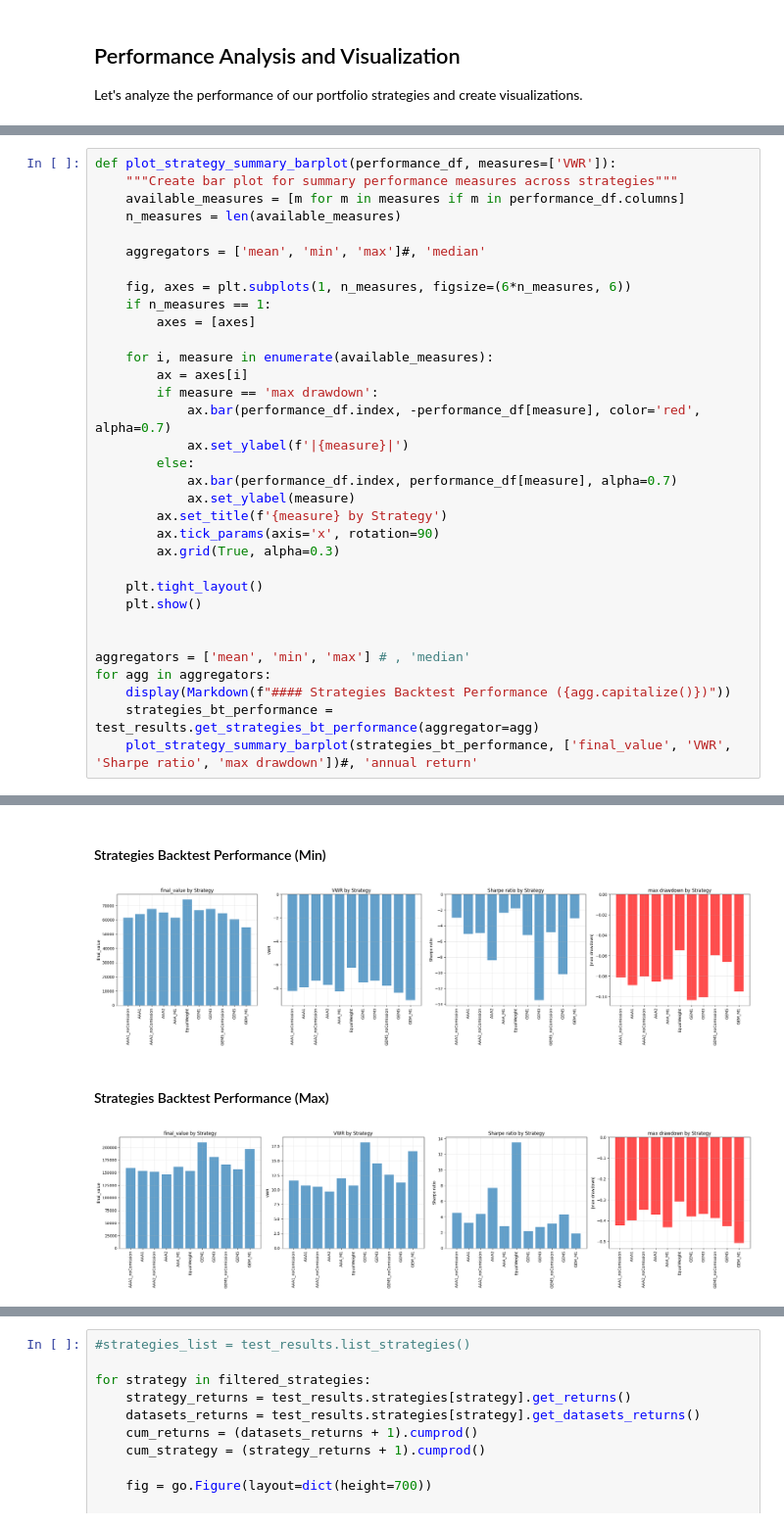
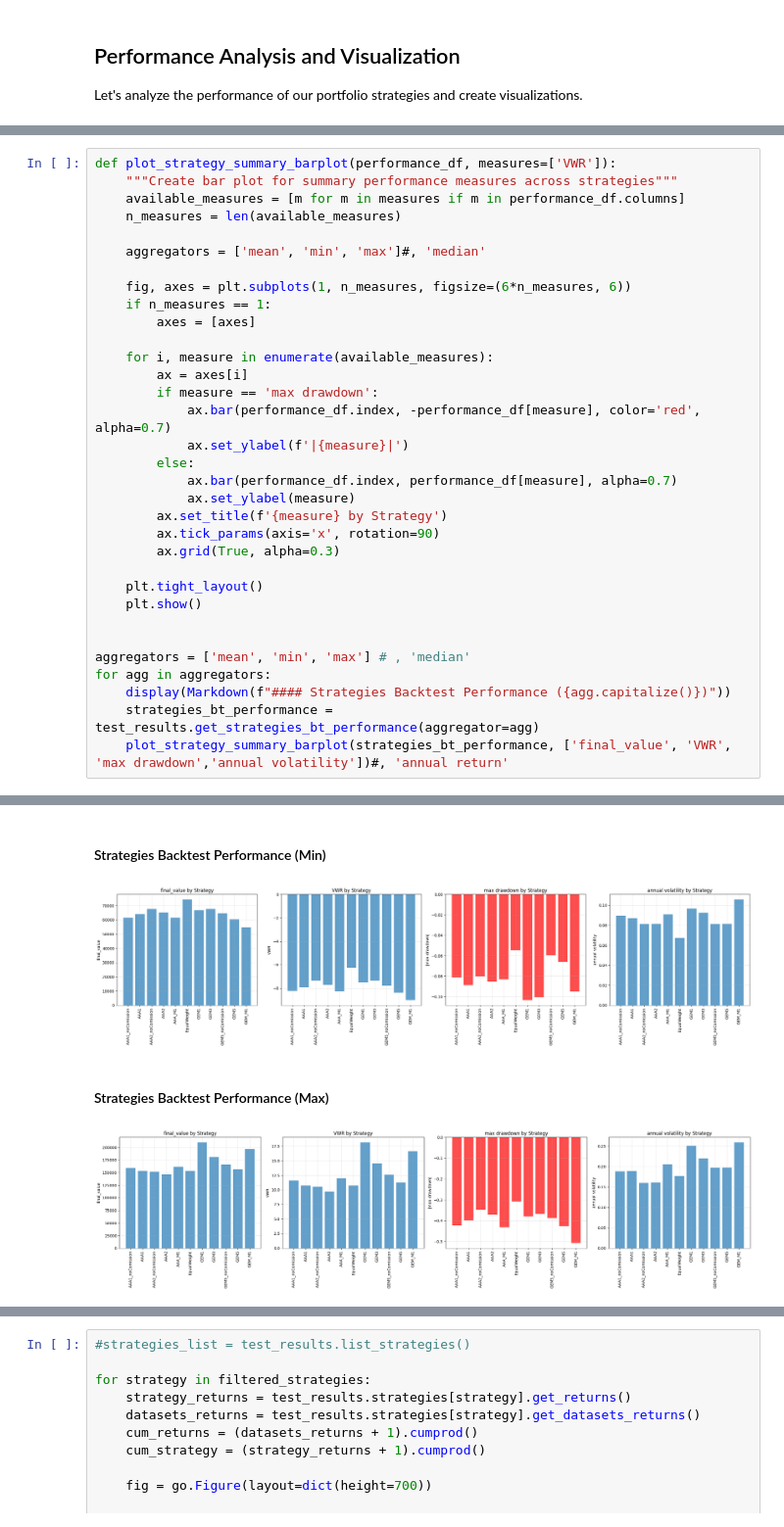
Before and after one commit to NunoMotaRicardo/APPM-individual, a Jupyter notebook: 4-Insights_overall.ipynb, the cells around one changed output, grey strips where cells are left out. Shown: that part at 98% size. Cells and saved outputs as stored; diff of their text form.

```diff
--- a/4-Insights_overall.ipynb
+++ b/4-Insights_overall.ipynb
@@ -314,6 +314,6 @@ aggregators = ['mean', 'min', 'max'] # , 'median'
 for agg in aggregators:
     display(Markdown(f"#### Strategies Backtest Performance ({agg.capitalize()})"))
     strategies_bt_performance = test_results.get_strategies_bt_performance(aggregator=agg)
-    plot_strategy_summary_barplot(strategies_bt_performance, ['final_value', 'VWR', 'Sharpe ratio', 'max drawdown'])#, 'annual return'
+    plot_strategy_summary_barplot(strategies_bt_performance, ['final_value', 'VWR', 'max drawdown','annual volatility'])#, 'annual return'
 # %% [output]
 #### Strategies Backtest Performance (Mean)
@@ -321,7 +321,7 @@ for agg in aggregators:
 #### Strategies Backtest Performance (Min)
-[figure, old version]
+[figure, new version]
 #### Strategies Backtest Performance (Max)
-[figure, old version]
+[figure, new version]
 # %%
 #filtered_strategies = strategies_list
 #filtered_strategies = [s for s in strategies_list if s in ['GEM1', 'GEM_M1','AAA1','AAA_M1']]
```
Also changed, not shown: parts of 4 cells of this notebook, 2 other files.
